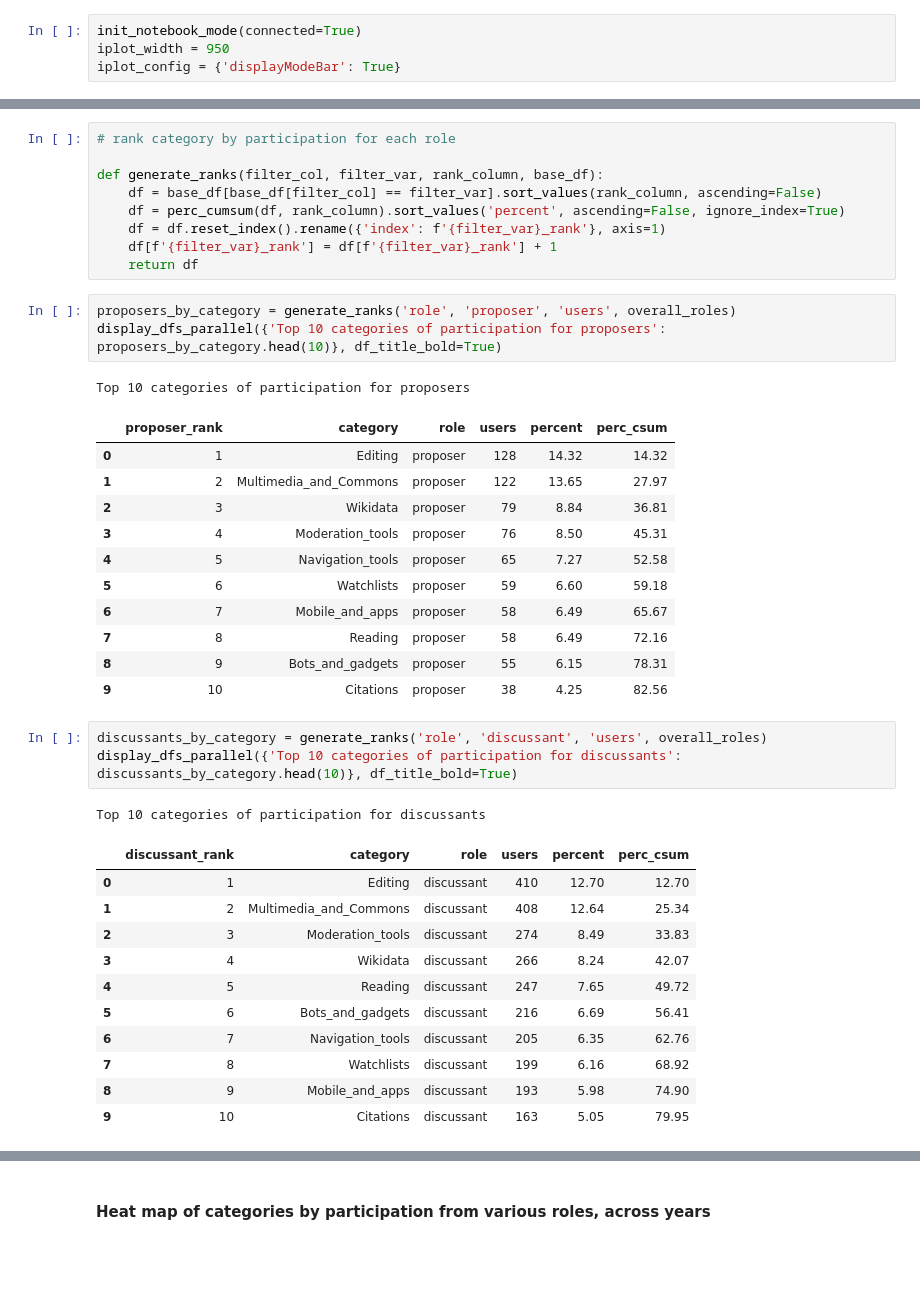
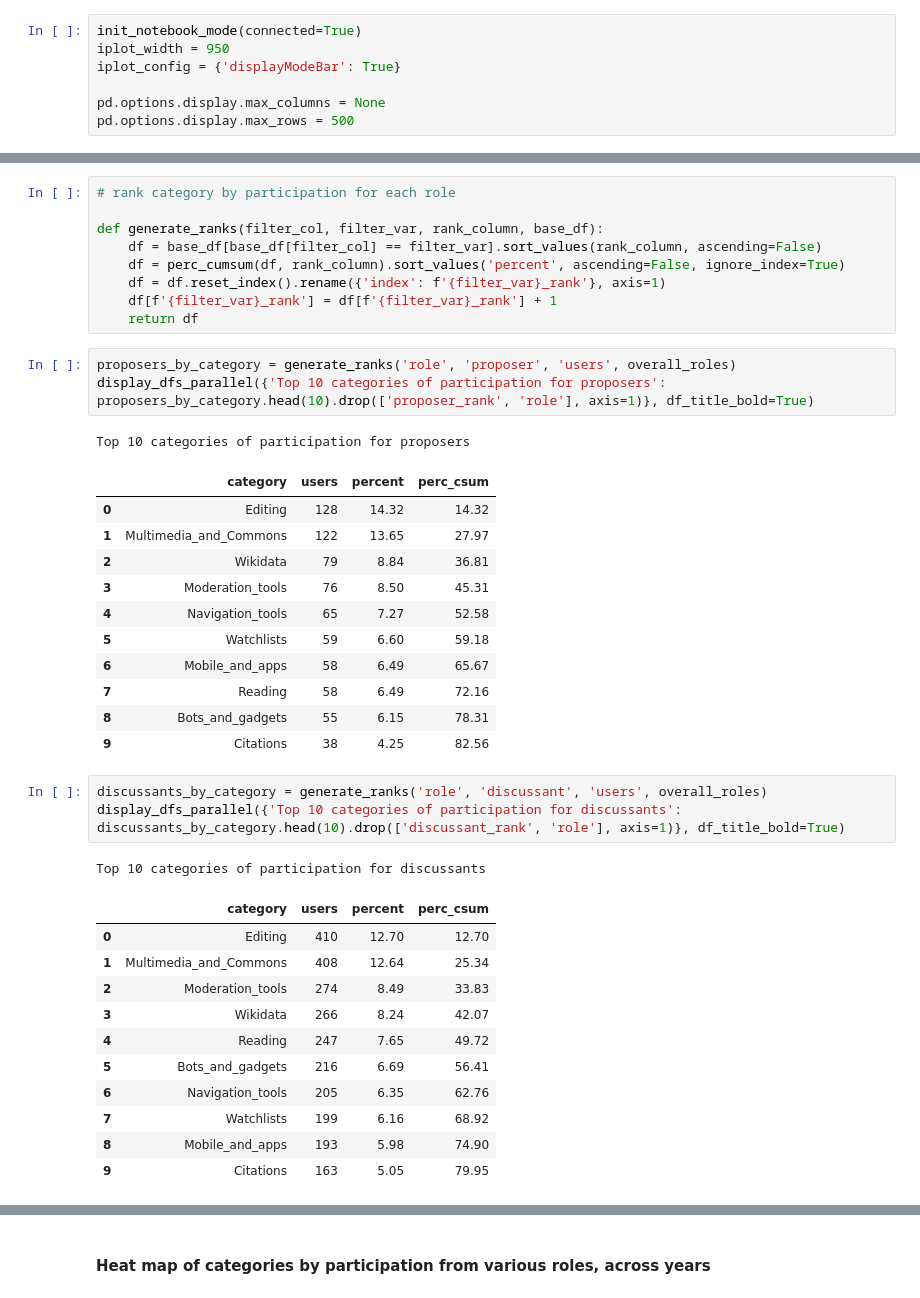
Before and after one commit to wikimedia-research/community-wishlist-historical-metrics-2023, a Jupyter notebook: 04-analysis.ipynb, the cells around one changed output, grey strips where cells are left out. Saved outputs shown, nothing was run; the diff lists cells and outputs as text; blank space fills up the shorter version.

```diff
--- a/04-analysis.ipynb
+++ b/04-analysis.ipynb
@@ -29,6 +27,9 @@ from IPython.display import display_html, display, HTML
 init_notebook_mode(connected=True)
 iplot_width = 950
 iplot_config = {'displayModeBar': True}
+
+pd.options.display.max_columns = None
+pd.options.display.max_rows = 500
 # %%
 # connect to database
 conn = duckdb.connect('secrets/cws_data.db')
@@ -525,35 +521,35 @@ def generate_ranks(filter_col, filter_var, rank_column, base_df):
     return df
 # %%
 proposers_by_category = generate_ranks('role', 'proposer', 'users', overall_roles)
-display_dfs_parallel({'Top 10 categories of participation for proposers': proposers_by_category.head(10)}, df_title_bold=True)
+display_dfs_parallel({'Top 10 categories of participation for proposers': proposers_by_category.head(10).drop(['proposer_rank', 'role'], axis=1)}, df_title_bold=True)
 # %% [output]
 Top 10 categories of participation for proposers
-|  | proposer_rank | category | role | users | percent | perc_csum |
-| 0 | 1 | Editing | proposer | 128 | 14.32 | 14.32 |
-| 1 | 2 | Multimedia_and_Commons | proposer | 122 | 13.65 | 27.97 |
-| 2 | 3 | Wikidata | proposer | 79 | 8.84 | 36.81 |
-| 3 | 4 | Moderation_tools | proposer | 76 | 8.50 | 45.31 |
-| 4 | 5 | Navigation_tools | proposer | 65 | 7.27 | 52.58 |
-| 5 | 6 | Watchlists | proposer | 59 | 6.60 | 59.18 |
-| 6 | 7 | Mobile_and_apps | proposer | 58 | 6.49 | 65.67 |
-| 7 | 8 | Reading | proposer | 58 | 6.49 | 72.16 |
-| 8 | 9 | Bots_and_gadgets | proposer | 55 | 6.15 | 78.31 |
-| 9 | 10 | Citations | proposer | 38 | 4.25 | 82.56 |
+|  | category | users | percent | perc_csum |
+| 0 | Editing | 128 | 14.32 | 14.32 |
+| 1 | Multimedia_and_Commons | 122 | 13.65 | 27.97 |
+| 2 | Wikidata | 79 | 8.84 | 36.81 |
+| 3 | Moderation_tools | 76 | 8.50 | 45.31 |
+| 4 | Navigation_tools | 65 | 7.27 | 52.58 |
+| 5 | Watchlists | 59 | 6.60 | 59.18 |
+| 6 | Mobile_and_apps | 58 | 6.49 | 65.67 |
+| 7 | Reading | 58 | 6.49 | 72.16 |
+| 8 | Bots_and_gadgets | 55 | 6.15 | 78.31 |
+| 9 | Citations | 38 | 4.25 | 82.56 |
 # %%
 discussants_by_category = generate_ranks('role', 'discussant', 'users', overall_roles)
-display_dfs_parallel({'Top 10 categories of participation for discussants': discussants_by_category.head(10)}, df_title_bold=True)
+display_dfs_parallel({'Top 10 categories of participation for discussants': discussants_by_category.head(10).drop(['discussant_rank', 'role'], axis=1)}, df_title_bold=True)
 # %% [output]
 Top 10 categories of participation for discussants
-|  | discussant_rank | category | role | users | percent | perc_csum |
-| 0 | 1 | Editing | discussant | 410 | 12.70 | 12.70 |
-| 1 | 2 | Multimedia_and_Commons | discussant | 408 | 12.64 | 25.34 |
-| 2 | 3 | Moderation_tools | discussant | 274 | 8.49 | 33.83 |
-| 3 | 4 | Wikidata | discussant | 266 | 8.24 | 42.07 |
-| 4 | 5 | Reading | discussant | 247 | 7.65 | 49.72 |
-| 5 | 6 | Bots_and_gadgets | discussant | 216 | 6.69 | 56.41 |
-| 6 | 7 | Navigation_tools | discussant | 205 | 6.35 | 62.76 |
-| 7 | 8 | Watchlists | discussant | 199 | 6.16 | 68.92 |
-| 8 | 9 | Mobile_and_apps | discussant | 193 | 5.98 | 74.90 |
-| 9 | 10 | Citations | discussant | 163 | 5.05 | 79.95 |
+|  | category | users | percent | perc_csum |
+| 0 | Editing | 410 | 12.70 | 12.70 |
+| 1 | Multimedia_and_Commons | 408 | 12.64 | 25.34 |
+| 2 | Moderation_tools | 274 | 8.49 | 33.83 |
+| 3 | Wikidata | 266 | 8.24 | 42.07 |
+| 4 | Reading | 247 | 7.65 | 49.72 |
+| 5 | Bots_and_gadgets | 216 | 6.69 | 56.41 |
+| 6 | Navigation_tools | 205 | 6.35 | 62.76 |
+| 7 | Watchlists | 199 | 6.16 | 68.92 |
+| 8 | Mobile_and_apps | 193 | 5.98 | 74.90 |
+| 9 | Citations | 163 | 5.05 | 79.95 |
 # %%
 voters_by_category = generate_ranks('role', 'voter', 'users', overall_roles)
```
Also changed, not shown: parts of 11 cells of this notebook.
